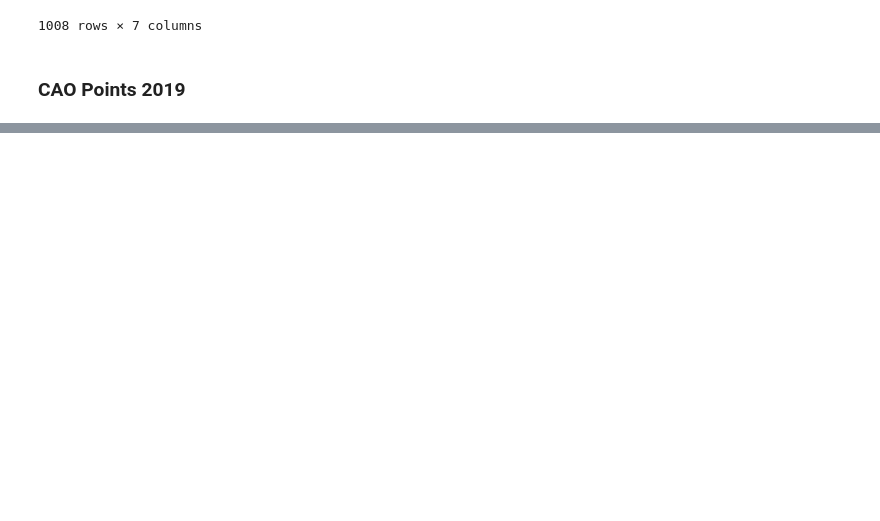
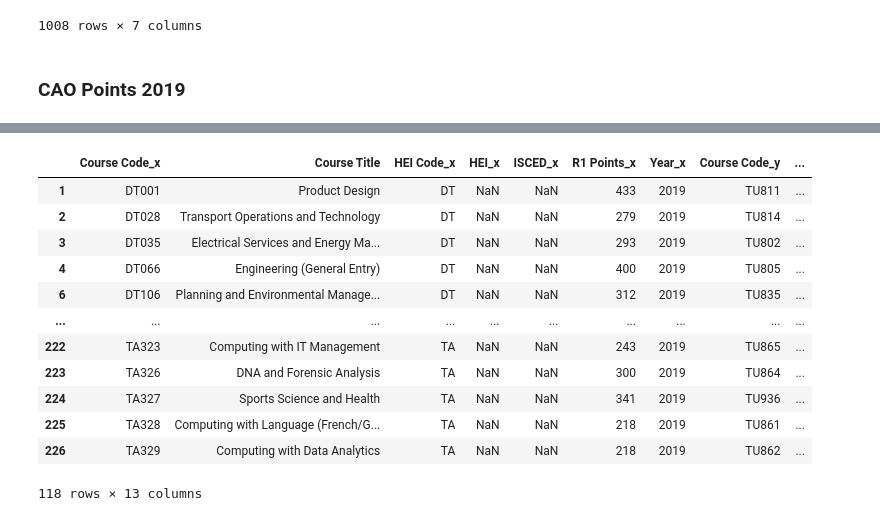
Before and after one commit to donneger/data_analysis_assessment, a Jupyter notebook: cao.ipynb, the cells around one changed output, grey strips where cells are left out. Saved outputs shown, nothing was run; the diff lists cells and outputs as text; code cells hidden in the pictures; blank space fills up the shorter version.

```diff
--- a/cao.ipynb
+++ b/cao.ipynb
@@ -410,0 +570,18 @@ NameError: name 'courses2021' is not defined
+# %%
+result1=pd.merge(result, df2020_lvl8[['Course Code','Course Title','HEI Code','HEI','ISCED', 'R1 Points', 'Year']], on='Course Title', how='left')
+result1=result1[result1['HEI Code_y']=='TU']
+result1
+# %% [output]
+|  | Course Code_x | Course Title | HEI Code_x | HEI_x | ISCED_x | R1 Points_x | Year_x | Course Code_y | ... |
+| 1 | DT001 | Product Design | DT | NaN | NaN | 433 | 2019 | TU811 | ... |
+| 2 | DT028 | Transport Operations and Technology | DT | NaN | NaN | 279 | 2019 | TU814 | ... |
+| 3 | DT035 | Electrical Services and Energy Ma... | DT | NaN | NaN | 293 | 2019 | TU802 | ... |
+| 4 | DT066 | Engineering (General Entry) | DT | NaN | NaN | 400 | 2019 | TU805 | ... |
+| 6 | DT106 | Planning and Environmental Manage... | DT | NaN | NaN | 312 | 2019 | TU835 | ... |
+| ... | ... | ... | ... | ... | ... | ... | ... | ... | ... |
+| 222 | TA323 | Computing with IT Management | TA | NaN | NaN | 243 | 2019 | TU865 | ... |
+| 223 | TA326 | DNA and Forensic Analysis | TA | NaN | NaN | 300 | 2019 | TU864 | ... |
+| 224 | TA327 | Sports Science and Health | TA | NaN | NaN | 341 | 2019 | TU936 | ... |
+| 225 | TA328 | Computing with Language (French/G... | TA | NaN | NaN | 218 | 2019 | TU861 | ... |
+| 226 | TA329 | Computing with Data Analytics | TA | NaN | NaN | 218 | 2019 | TU862 | ... |
+118 rows × 13 columns
```
Also changed, not shown: parts of 27 cells of this notebook.
